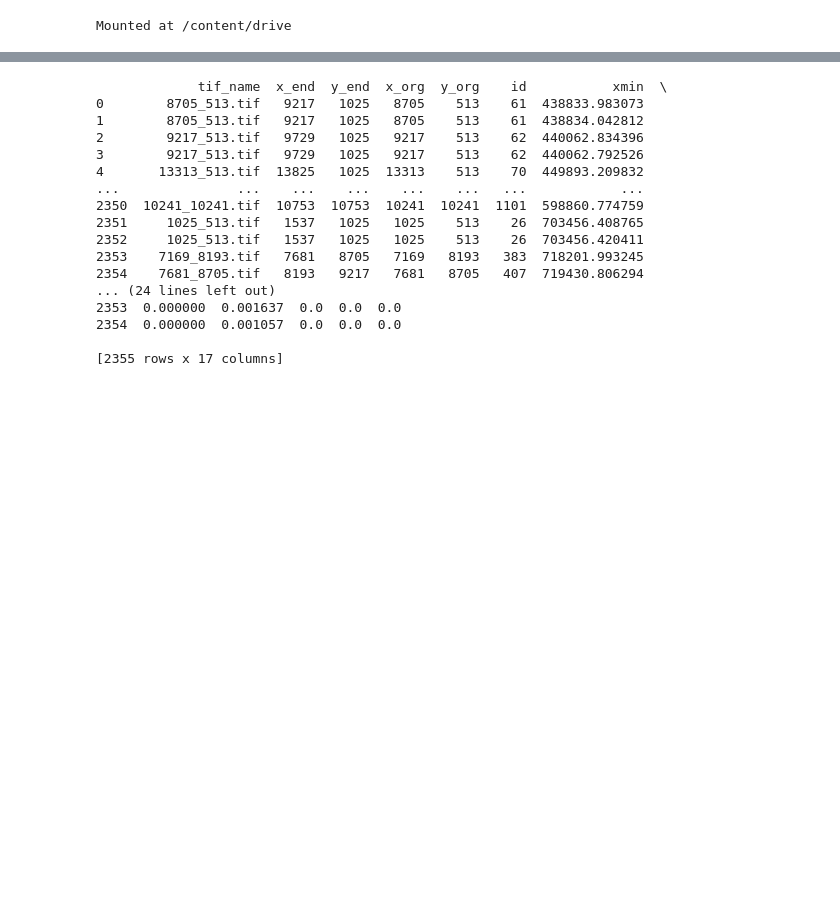
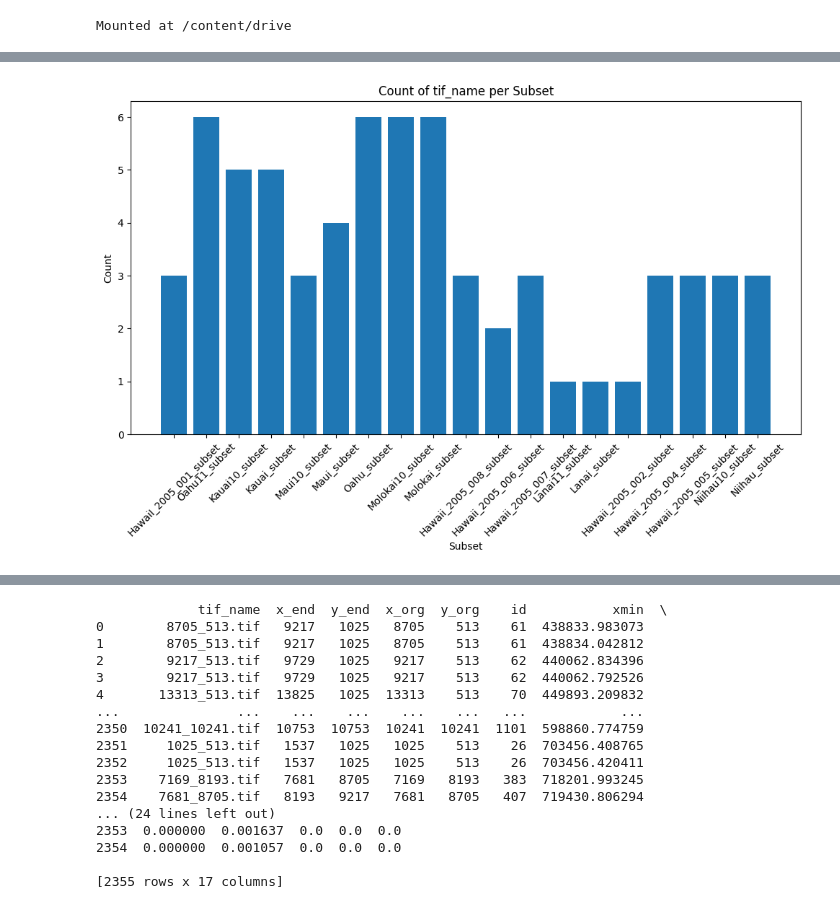
Before and after one commit to aml7hawaiiedu/CCAPLandCoverProject, a Jupyter notebook: CCAP_UNET_Fall2023.ipynb, the cells around one changed output, grey strips where cells are left out. Cells and saved outputs as stored; diff of their text form; code cells hidden in the pictures; blank space fills up the shorter version.

Commit message:
updated index_csv through pivot_df

```diff
--- a/CCAP_UNET_Fall2023.ipynb
+++ b/CCAP_UNET_Fall2023.ipynb
@@ -170,0 +205,14 @@ index_csv.groupby(['tif_name', 'subset']).size().reset_index(name='Count')
+# %%
+# Group by 'tif_name' and 'subset' and count occurrences, then reset the index
+count_per_subset = index_csv.groupby(['tif_name', 'subset']).size().reset_index(name='Count')
+
+# Create a bar chart
+plt.figure(figsize=(12, 6))
+plt.bar(count_per_subset['subset'], count_per_subset['Count'])
+plt.title('Count of tif_name per Subset')
+plt.xlabel('Subset')
+plt.ylabel('Count')
+plt.xticks(rotation=45)  # Rotate x-axis labels for better visibility
+plt.show()
+# %% [output]
+[figure, added]
```
Also changed, not shown: parts of 27 cells of this notebook.
